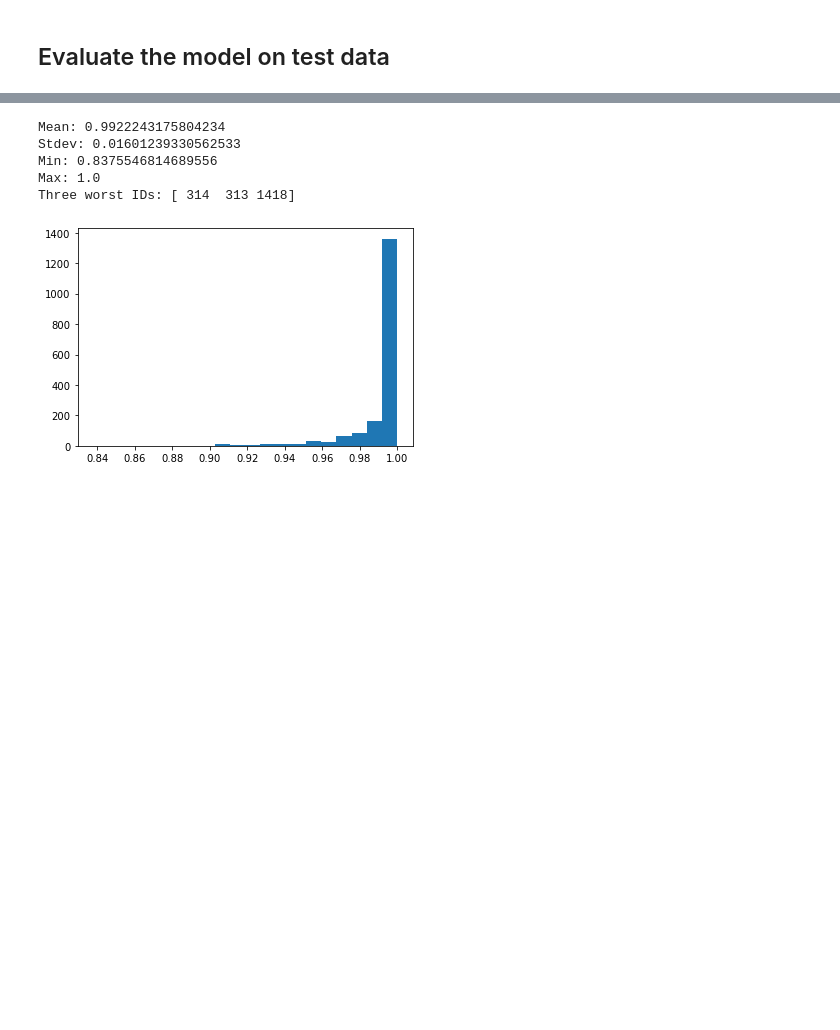
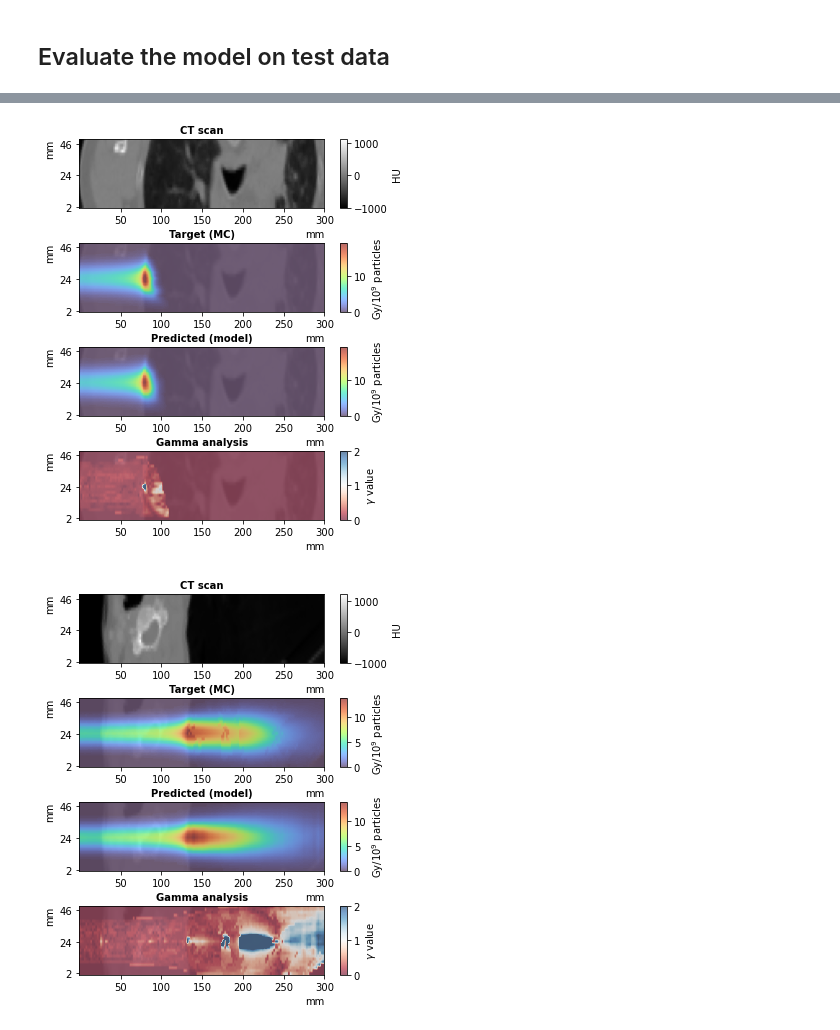
Before and after one commit to opaserr/dota, a Jupyter notebook: eval_dota.ipynb, the cells around one changed output, grey strips where cells are left out. Saved outputs shown, nothing was run; the diff lists cells and outputs as text; code cells hidden in the pictures; blank space fills up the shorter version.

```diff
--- a/eval_dota.ipynb
+++ b/eval_dota.ipynb
@@ -68,25 +120,9 @@ plot_slice(inputs, ground_truth, prediction, scale, savefig=False)
-# %%
-# Load gamma results
-gamma_results = np.load('./utils/eval/gamma_analysis_pba.npz')
-gamma_passrate = gamma_results["arr_1"]
-
-# Plot histogram
-plt.hist(gamma_passrate[0], 20)
-
-# Print statistics
-print(f"Mean: {np.mean(gamma_passrate[0])}")
-print(f"Stdev: {np.std(gamma_passrate[0])}")
-print(f"Min: {np.amin(gamma_passrate[0])}")
-print(f"Max: {np.amax(gamma_passrate[0])}")
-
-# Print worst sample IDs
-gamma_IDs = gamma_results["arr_0"]
-print(f"Three worst IDs: {gamma_IDs[0,:3]}")
-# %% [output]
-Mean: 0.9922243175804234
-Stdev: 0.01601239330562533
-Min: 0.8375546814689556
-Max: 1.0
-Three worst IDs: [ 314  313 1418]
-[figure, old version]
+# %%
+inputs, prediction, ground_truth = infer(transformer, testIDs[48], filename_test, scale)
+plot_slice(inputs, ground_truth, prediction, scale, savefig=True)
+inputs, prediction, ground_truth = infer(transformer, testIDs[1776], filename_test, scale)
+plot_slice(inputs, ground_truth, prediction, scale, savefig=True)
+# %% [output]
+[figure, added]
+[figure, added]
 # %%
```
Also changed, not shown: parts of 9 cells of this notebook, 13 other files.
